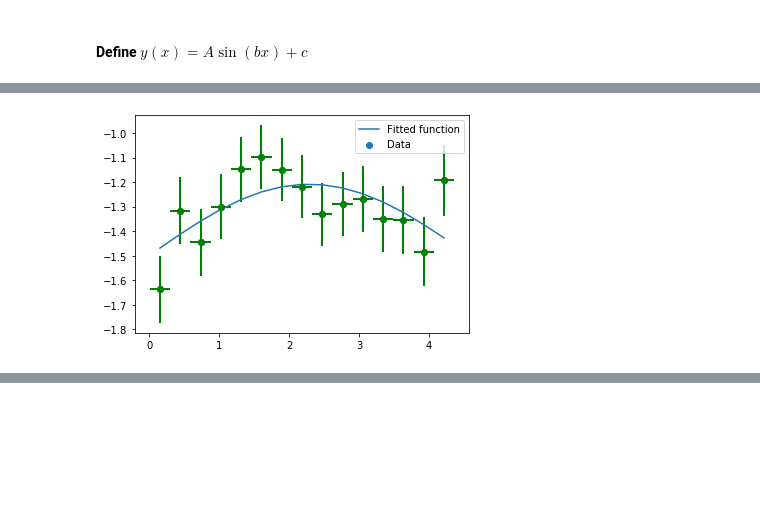
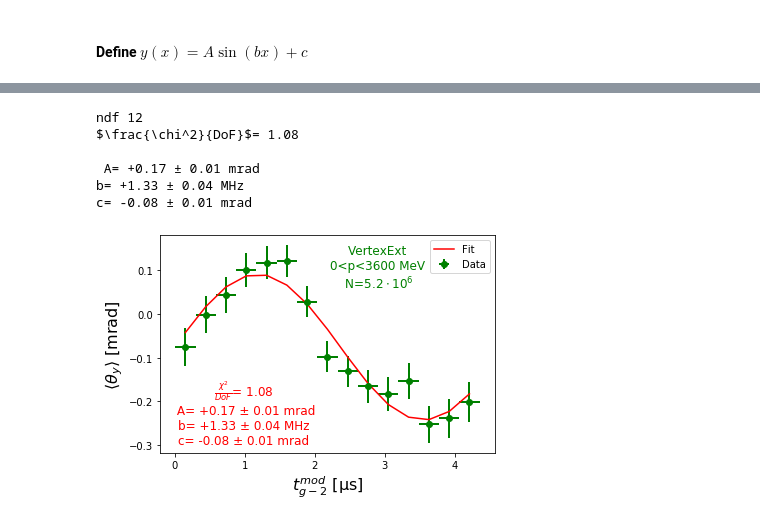
Before and after one commit to glukicov/EDMTracking, a Jupyter notebook: SimpleEDMFits.ipynb, the cells around one changed output, grey strips where cells are left out. Saved outputs shown, nothing was run; the diff lists cells and outputs as text; code cells hidden in the pictures; blank space fills up the shorter version.

```diff
--- a/SimpleEDMFits.ipynb
+++ b/SimpleEDMFits.ipynb
@@ -11,5 +11,3 @@ import matplotlib.pyplot as plt
 import pandas as pd
 from pandas import Series, DataFrame
 from scipy import optimize
-# %%
-df=pd.read_csv("df.csv")
@@ -38,0 +14,3 @@ df
+# %%
+df_data=pd.read_csv("df_binned.csv")
+df_info=pd.read_csv("df_info.csv")
@@ -46,12 +51,16 @@ y_err=df['yerr']
 # %% [markdown]
 #### Define $y(x) = A\sin(bx)+c$
 # %%
-def sin_unblinded(x, A, b, c):
-    return A * np.sin(b * x)+c
+def sin_unblinded(**args):
+    return A * np.sin(b * t)+c
 
 #function, X, Y, [starting par]
-params, params_covariance = optimize.curve_fit(sin_unblinded, x, y, p0=[0.22, 1.5, -0.1])
+# Levenberg-Marquardt algorithm as implemented in MINPACK
+par, pcov = optimize.curve_fit(sin_unblinded, x, y, sigma=y_err, p0=[0.22, 1.5, -0.1], absolute_sigma=False, method='lm')
 
-print(params)
-print(params_covariance)
+par_e = np.sqrt(np.diag(pcov))
+
+print("Params:", par)
+print("Errors:", par_e)
+print("Cov:", pcov)
 # %% [output]
@@ -62,12 +68,42 @@ print(params_covariance)
-# %%
-plt.figure(figsize=(6, 4))
-plt.scatter(x, y, label='Data')
-plt.errorbar(x,y,xerr=x_err, yerr=y_err, linewidth=0, elinewidth=2, color="green", marker="o")
-plt.plot(x, sin_unblinded(x, params[0], params[1], params[2]),label='Fitted function')
-plt.legend(loc='best')
-plt.savefig("testFit.png", dpi=300)
-plt.show()
-
-#add Chi2,
-# %% [output]
-[figure, removed]
+# %%
+display_side_by_side(df_info)
+fig, ax = plt.subplots()
+ax.errorbar(x,y,xerr=x_err, yerr=y_err, linewidth=0, elinewidth=2, color="green", marker="o", label="Data")
+ax.plot(x, sin_unblinded(x, par[0], par[1], par[2]), color="red", label='Fit')
+ax.legend(loc='best')
+ax.set_ylabel(df_info['y_label'][0], fontsize=16)
+ax.set_xlabel(df_info['x_label'][0], fontsize=16)
+
+# deal with fitter parameters
+parNames=[" A", "b", "c"]
+units=["mrad", "MHz", "mrad"]
+prec=2
+chi2_n=chi2_ndf(x, y, y_err, sin_unblinded, par)
+legend1=r"$\frac{\chi^2}{DoF}$= "+"{0:.{prec}f}".format(chi2_n, prec=prec)+"\n"
+print(legend1)
+
+for i, i_name in enumerate(parNames):
+        value=i_name+"= {0:+.{prec}f}".format(par[i], prec=prec)+" \u00B1 {0:.{prec}f}".format( par_e[i], prec=prec)+" "+units[i]
+        print(value)
+        legend1+=value+"\n"
+
+
+legend2=df_info['data_type'][0]+"\n"+df_info['p_cut'][0]+"\n N="+cu.sci_notation(df_info['N'][0])
+
+#decide on the postion based on the plot type
+y1=0.15
+x1=0.65
+y2=0.85
+x2=0.25
+
+if (df_info['data_type'][0]=="VertexExt"):
+    x1=0.25
+    x2=0.65
+
+
+cu.textL(ax, x1, y1, legend1, font_size=12, color="red")
+cu.textL(ax, x2, y2, legend2, font_size=12)
+
+
+plt.savefig("testFit.png", dpi=300)
+# %% [output]
@@ -73,0 +112,7 @@ plt.show()
+ndf 12
+$\frac{\chi^2}{DoF}$= 1.08
+
+ A= +0.17 ± 0.01 mrad
+b= +1.33 ± 0.04 MHz
+c= -0.08 ± 0.01 mrad
+[figure, added]
```
Also changed, not shown: parts of 10 cells of this notebook, 2 other files.
